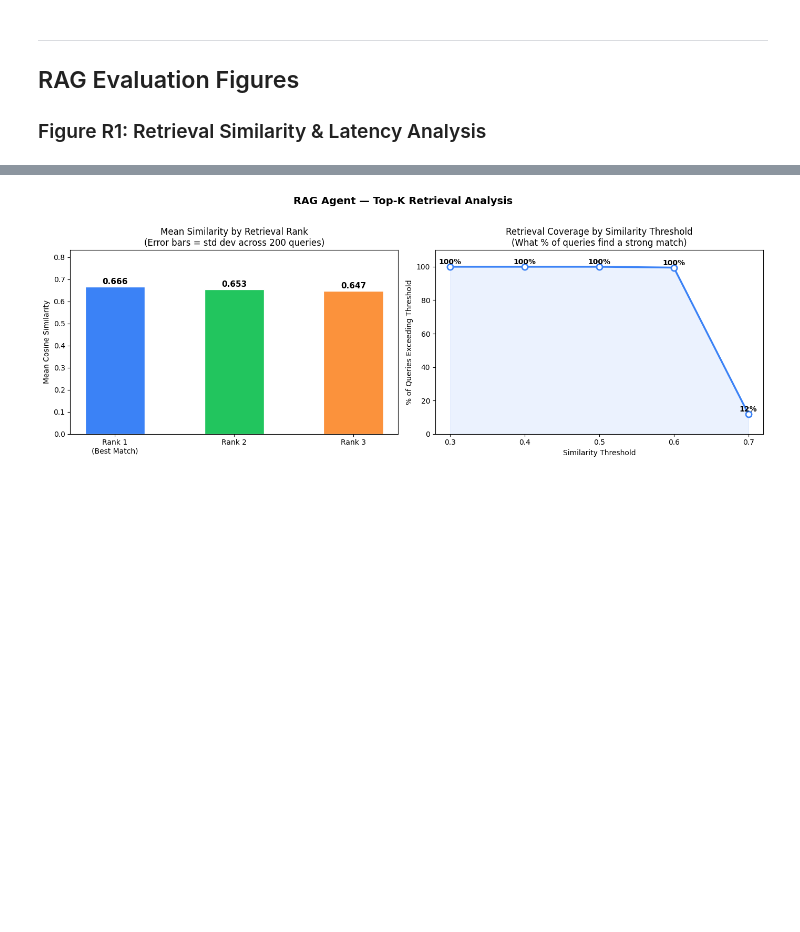
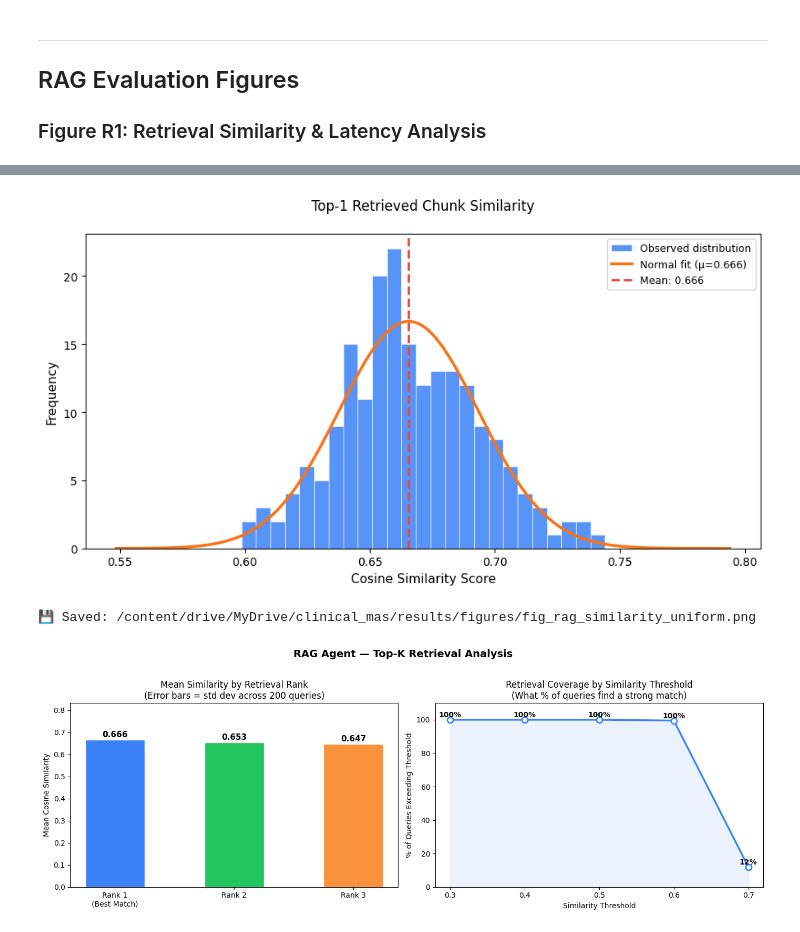
Before and after one commit to VishalVadde/clinical_mas, a Jupyter notebook: notebooks/02a_rag_knowledge_base.ipynb, the cells around one changed output, grey strips where cells are left out. Cells and saved outputs as stored; diff of their text form; code cells hidden in the pictures; blank space fills up the shorter version.

```diff
--- a/notebooks/02a_rag_knowledge_base.ipynb
+++ b/notebooks/02a_rag_knowledge_base.ipynb
@@ -718,4 +718,56 @@ print(f'💾 Saved: {fig_path}')
 💾 Saved: /content/drive/MyDrive/clinical_mas/results/figures/fig_rag_retrieval_quality.png
+# %%
+# ── Top-1 Similarity Histogram with Uniform Distribution Overlay ──────────────
+import numpy as np
+import matplotlib.pyplot as plt
+from scipy.stats import uniform
+
+fig, ax = plt.subplots(figsize=(9, 5))
+
+data = df_bench['top1_sim'].values
+n_bins = 25
+
+# Histogram
+counts, bin_edges, patches = ax.hist(
+    data, bins=n_bins,
+    color='#3B82F6', alpha=0.85,
+    edgecolor='white', linewidth=0.5,
+    density=False,  # normalise so we can overlay the uniform PDF
+    label='Observed distribution'
+)
+
+# Fit a normal distribution curve to the data
+from scipy.stats import norm
+data_min, data_max = data.min(), data.max()
+mu, std = norm.fit(data)
+x = np.linspace(data_min - 0.05, data_max + 0.05, 300)
+bin_width = bin_edges[1] - bin_edges[0]
+fitted_pdf = norm.pdf(x, mu, std) * len(data) * bin_width
+ax.plot(x, fitted_pdf, color='#F97316', linewidth=2.5,
+        linestyle='-', label=f'Normal fit (μ={mu:.3f})')
+
+# Mean line
+ax.axvline(data.mean(), color='#EF4444', linestyle='--',
+           linewidth=2, label=f'Mean: {data.mean():.3f}')
+
+
+
+ax.set_xlabel('Cosine Similarity Score', fontsize=11)
+ax.set_ylabel('Frequency', fontsize=11)
+ax.set_title(
+    'Top-1 Retrieved Chunk Similarity\n',
+    fontsize=12
+)
+ax.legend(fontsize=9)
+
+plt.tight_layout()
+fig_path = f'{FIGS_DIR}/fig_rag_similarity_uniform.png'
+fig.savefig(fig_path, dpi=150, bbox_inches='tight', facecolor='white')
+plt.show()
+print(f'💾 Saved: {fig_path}')
+# %% [output]
+[figure, added]
+💾 Saved: /content/drive/MyDrive/clinical_mas/results/figures/fig_rag_similarity_uniform.png
 # %%
 fig, axes = plt.subplots(1, 2, figsize=(14, 5))
 fig.suptitle('RAG Agent — Top-K Retrieval Analysis', fontsize=14, fontweight='bold', y=1.02)
```
Also changed, not shown: parts of 8 cells of this notebook, 2 other files.
